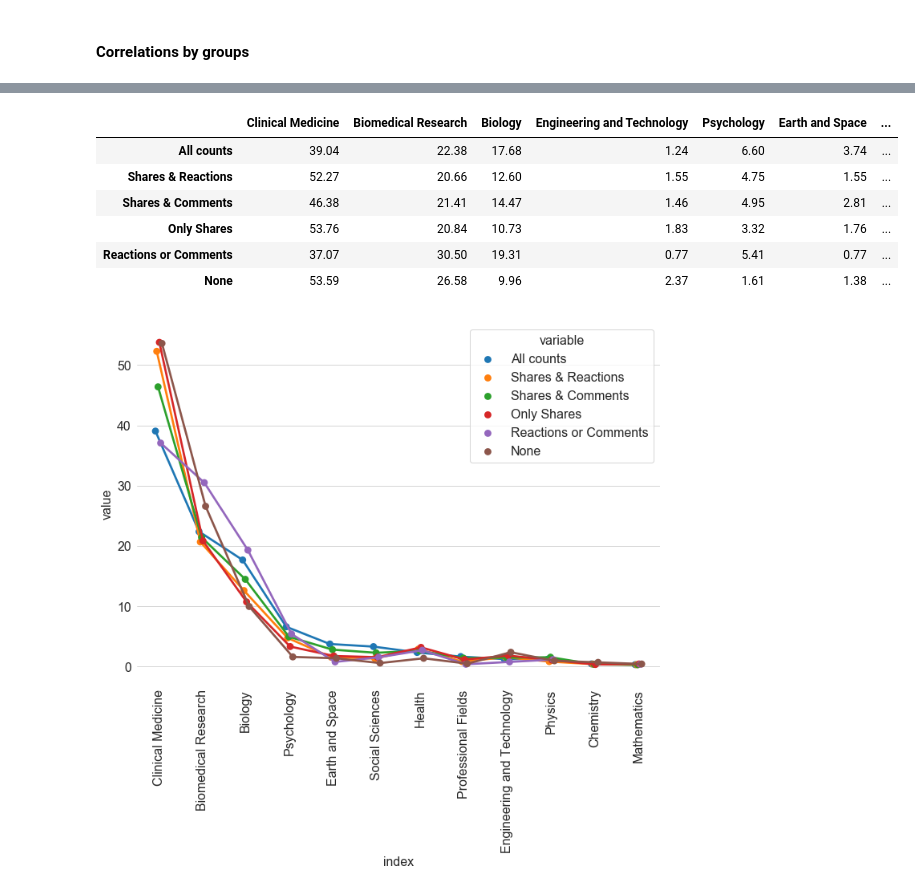
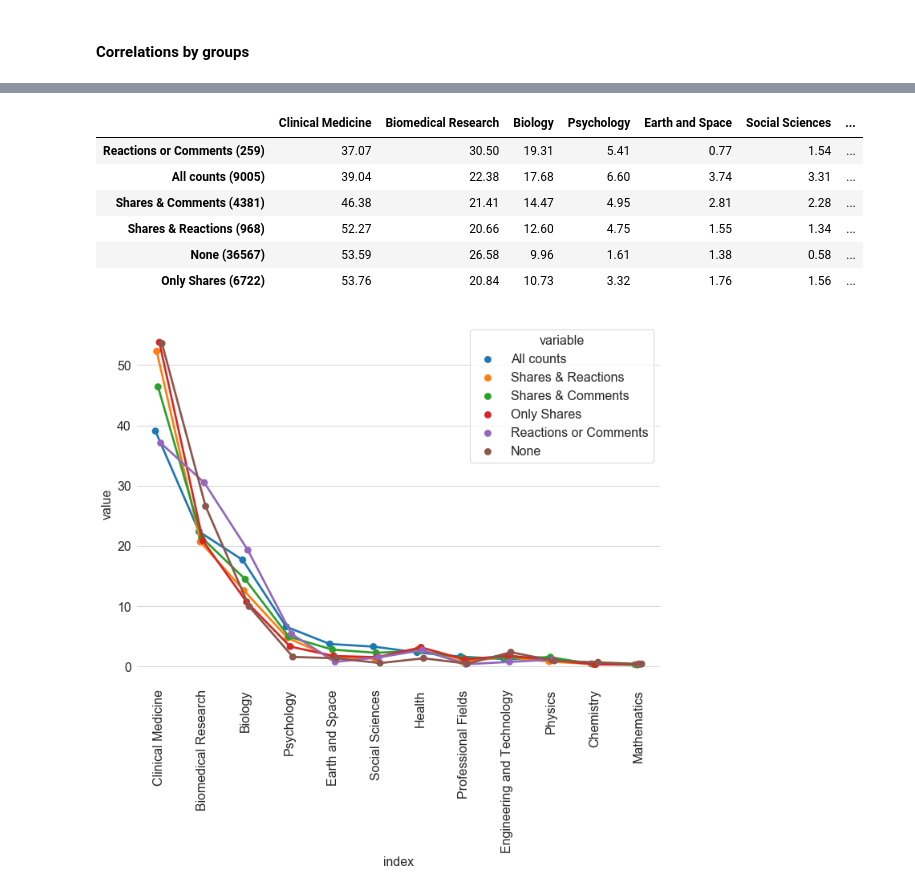
Before and after one commit to ScholCommLab/fhe-plos-private-sharing, a Jupyter notebook: analysis.ipynb, the cells around one changed output, grey strips where cells are left out. Drawn from its saved outputs; the diff is of its cells as text; code cells hidden in the pictures.

```diff
--- a/analysis.ipynb
+++ b/analysis.ipynb
@@ -523,17 +525,26 @@ df.rank()
 # %%
-(df.T.fillna(0).apply(lambda x: 100*x/x.sum(), axis=1).sort_values(by="None", axis=1, ascending=False)
+df = pd.DataFrame()
+for tdf, l in zip(perms, labels):
+    df[l] = tdf.discipline.value_counts().sort_values(ascending=False)
+df = df.T
+df.index = df.index.map(lambda x: "{} ({})".format(x, int(df.loc[x].sum())))
+df
+
+(df.fillna(0).apply(lambda x: 100*x/x.sum(), axis=1)
+     .sort_values(by="All counts (9005)", axis=1, ascending=False)
+     .sort_values(by="Clinical Medicine")
      .style
-     .background_gradient(axis=1, cmap="Blues")
+     .background_gradient(axis=None, cmap="Greens")
      .format("{:,.2f}")
 )
 # %% [output]
-|  | Clinical Medicine | Biomedical Research | Biology | Engineering and Technology | Psychology | Earth and Space | ... |
-| All counts | 39.04 | 22.38 | 17.68 | 1.24 | 6.60 | 3.74 | ... |
-| Shares & Reactions | 52.27 | 20.66 | 12.60 | 1.55 | 4.75 | 1.55 | ... |
-| Shares & Comments | 46.38 | 21.41 | 14.47 | 1.46 | 4.95 | 2.81 | ... |
-| Only Shares | 53.76 | 20.84 | 10.73 | 1.83 | 3.32 | 1.76 | ... |
-| Reactions or Comments | 37.07 | 30.50 | 19.31 | 0.77 | 5.41 | 0.77 | ... |
-| None | 53.59 | 26.58 | 9.96 | 2.37 | 1.61 | 1.38 | ... |
+|  | Clinical Medicine | Biomedical Research | Biology | Psychology | Earth and Space | Social Sciences | ... |
+| Reactions or Comments (259) | 37.07 | 30.50 | 19.31 | 5.41 | 0.77 | 1.54 | ... |
+| All counts (9005) | 39.04 | 22.38 | 17.68 | 6.60 | 3.74 | 3.31 | ... |
+| Shares & Comments (4381) | 46.38 | 21.41 | 14.47 | 4.95 | 2.81 | 2.28 | ... |
+| Shares & Reactions (968) | 52.27 | 20.66 | 12.60 | 4.75 | 1.55 | 1.34 | ... |
+| None (36567) | 53.59 | 26.58 | 9.96 | 1.61 | 1.38 | 0.58 | ... |
+| Only Shares (6722) | 53.76 | 20.84 | 10.73 | 3.32 | 1.76 | 1.56 | ... |
 # %%
 pdf = df.apply(lambda x: 100*x/x.sum())
 sort_order = pdf.index.tolist()
```
Also changed, not shown: parts of 3 cells of this notebook.
